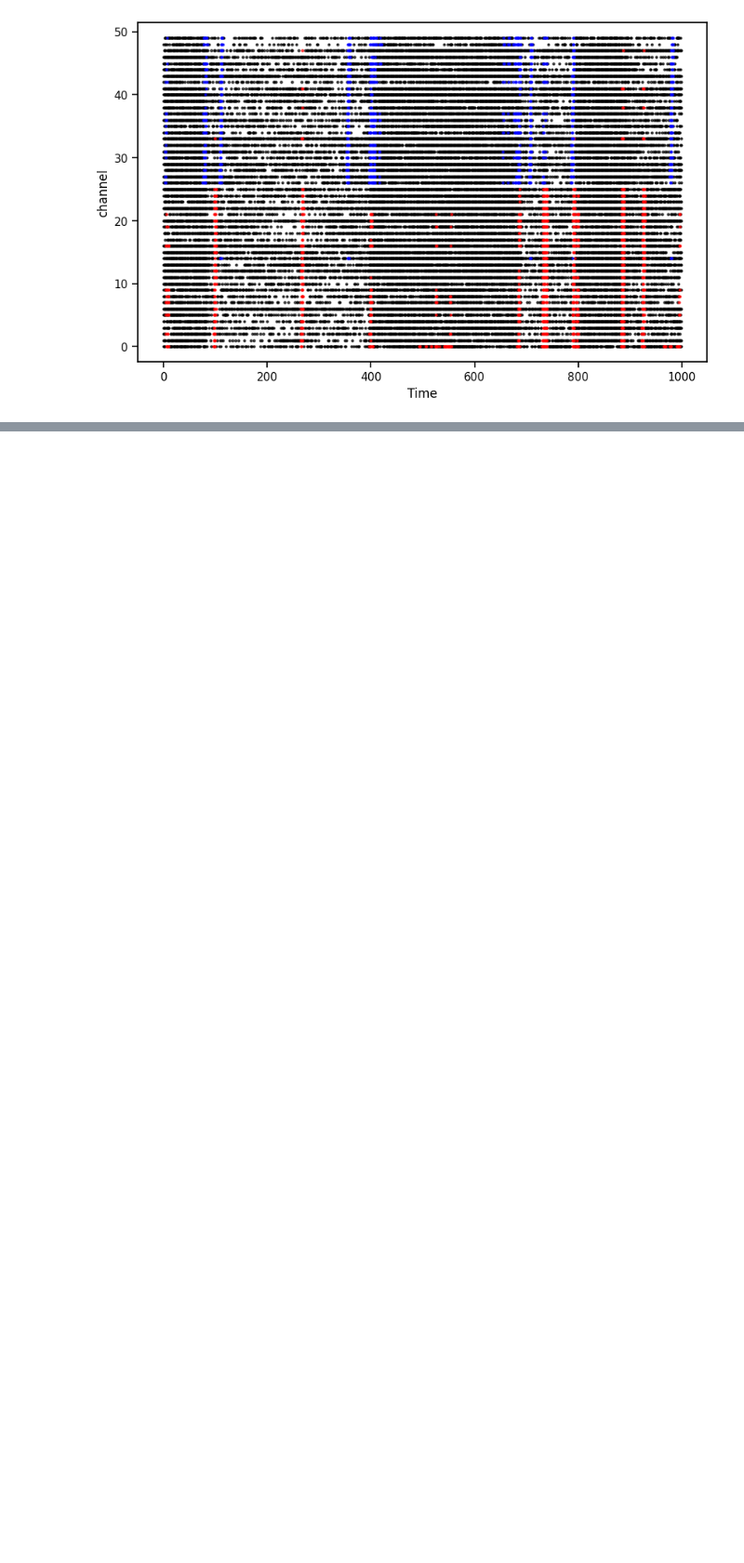
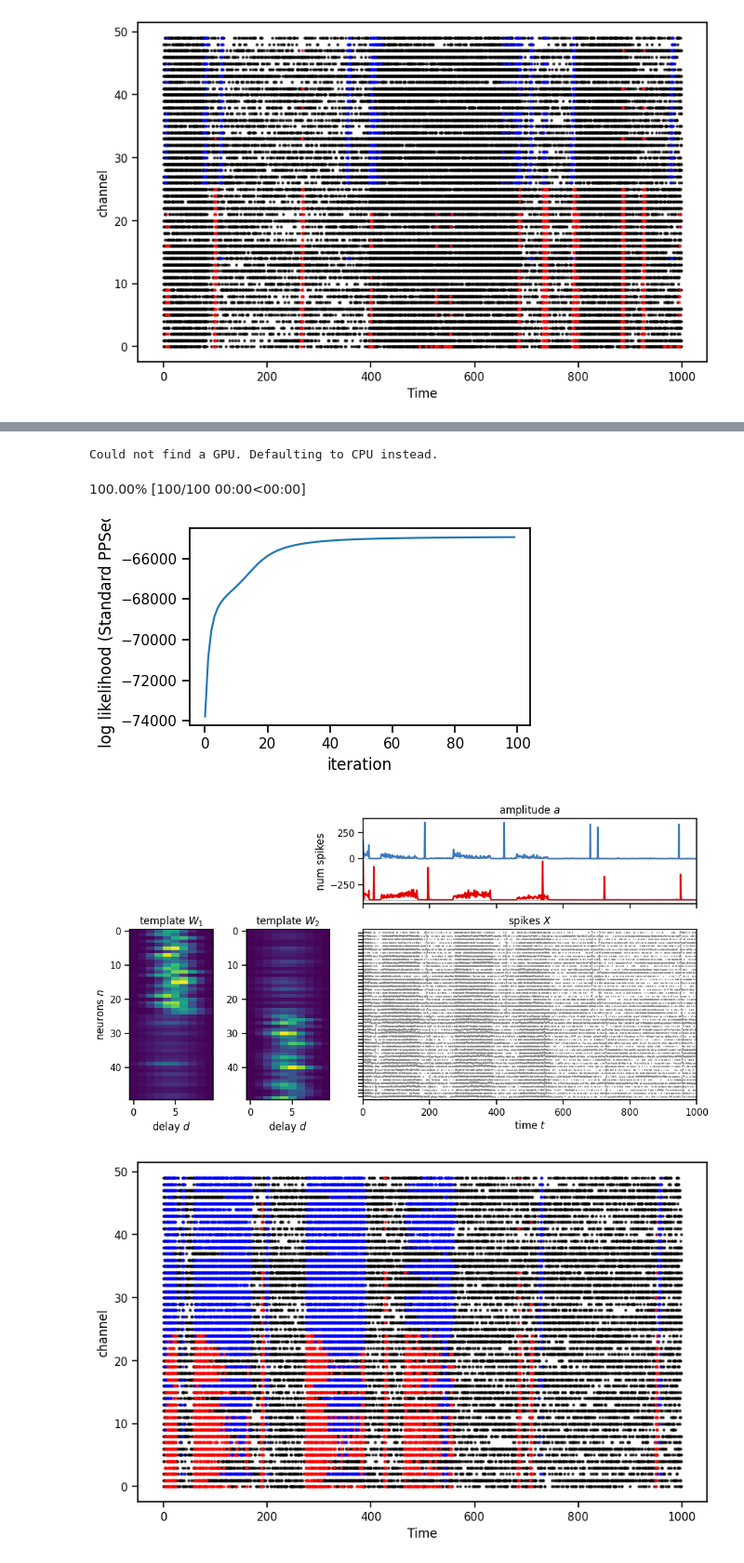
Before and after one commit to lindermanlab/ppseq-pytorch, a Jupyter notebook: notebooks/synthetic_demo.ipynb, the cells around one changed output, grey strips where cells are left out. Shown at 93% size. Cells and saved outputs as stored; diff of their text form; code cells hidden in the pictures; blank space fills up the shorter version.

```diff
--- a/notebooks/synthetic_demo.ipynb
+++ b/notebooks/synthetic_demo.ipynb
@@ -221,0 +297,37 @@ Best l1: 0.0031666666666666666
+# %%
+# Apply standard PPSeq model to the multi-session data
+torch.manual_seed(0)
+model_standard = PPSeq(num_templates=K,
+                       num_neurons=num_neurons,
+                       template_duration=D,
+                       alpha_a0=1.5,
+                       beta_a0=0.2,
+                       alpha_b0=1,
+                       beta_b0=0.1,
+                       alpha_t0=1.2,
+                       beta_t0=0.1,
+                       )
+
+lps_standard, amplitudes_standard = model_standard.fit(X_full.to(device), num_iter=100)
+
+plt.figure(figsize=(5,3))
+plt.plot(lps_standard.detach().cpu())
+plt.xlabel('iteration')
+plt.ylabel('log likelihood (Standard PPSeq)')
+plt.tight_layout()
+plt.show()
+
+plot_model(model_standard.templates.cpu(),
+           amplitudes_standard.cpu(),
+           X_full.cpu(),
+           spc=.33)
+
+color_plot(X_full.cpu(),
+           model_standard,
+           amplitudes_standard.cpu())
+# %% [output]
+Could not find a GPU. Defaulting to CPU instead.
+100.00% [100/100 00:00<00:00]
+[figure, added]
+[figure, added]
+[figure, added]
```
Also changed, not shown: parts of 3 cells of this notebook, 1 other file.
